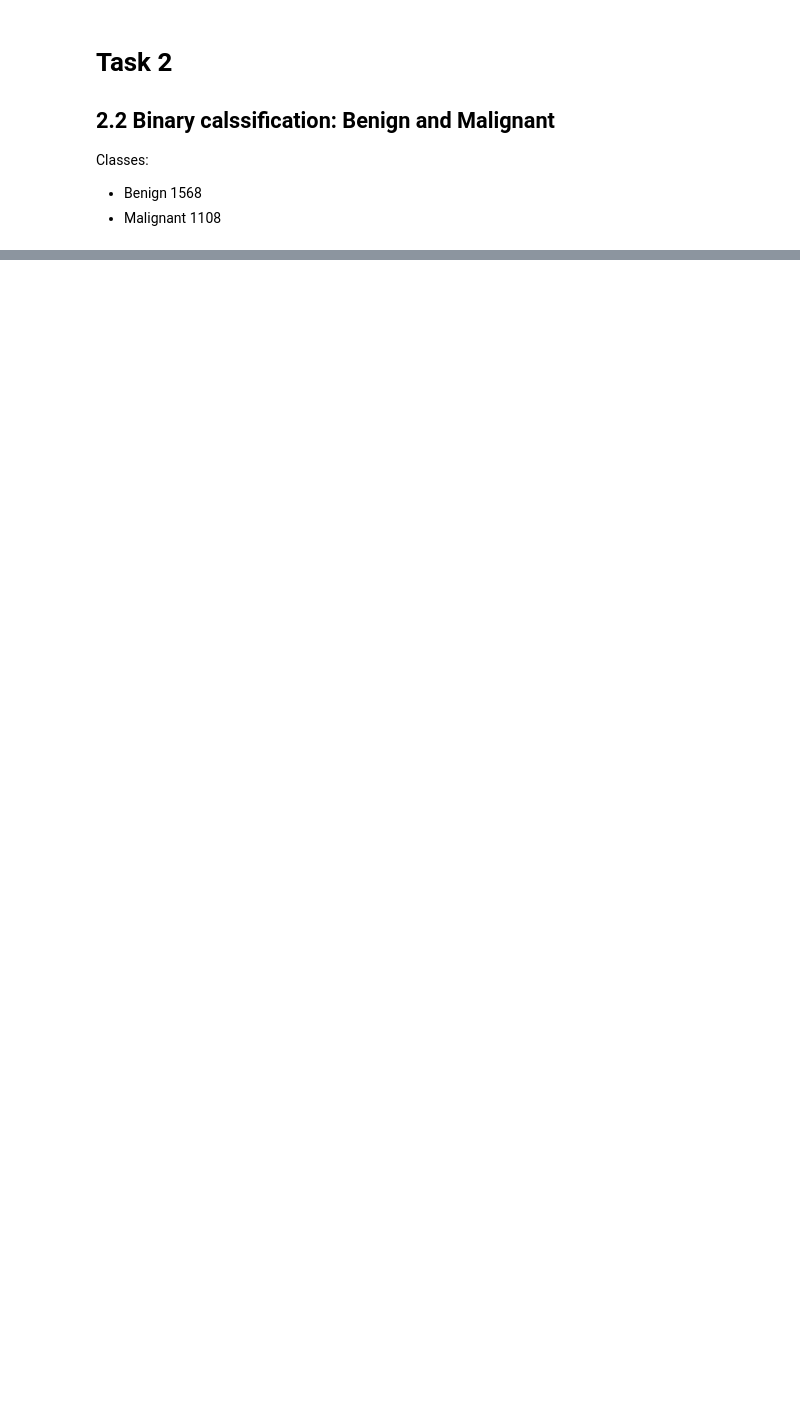
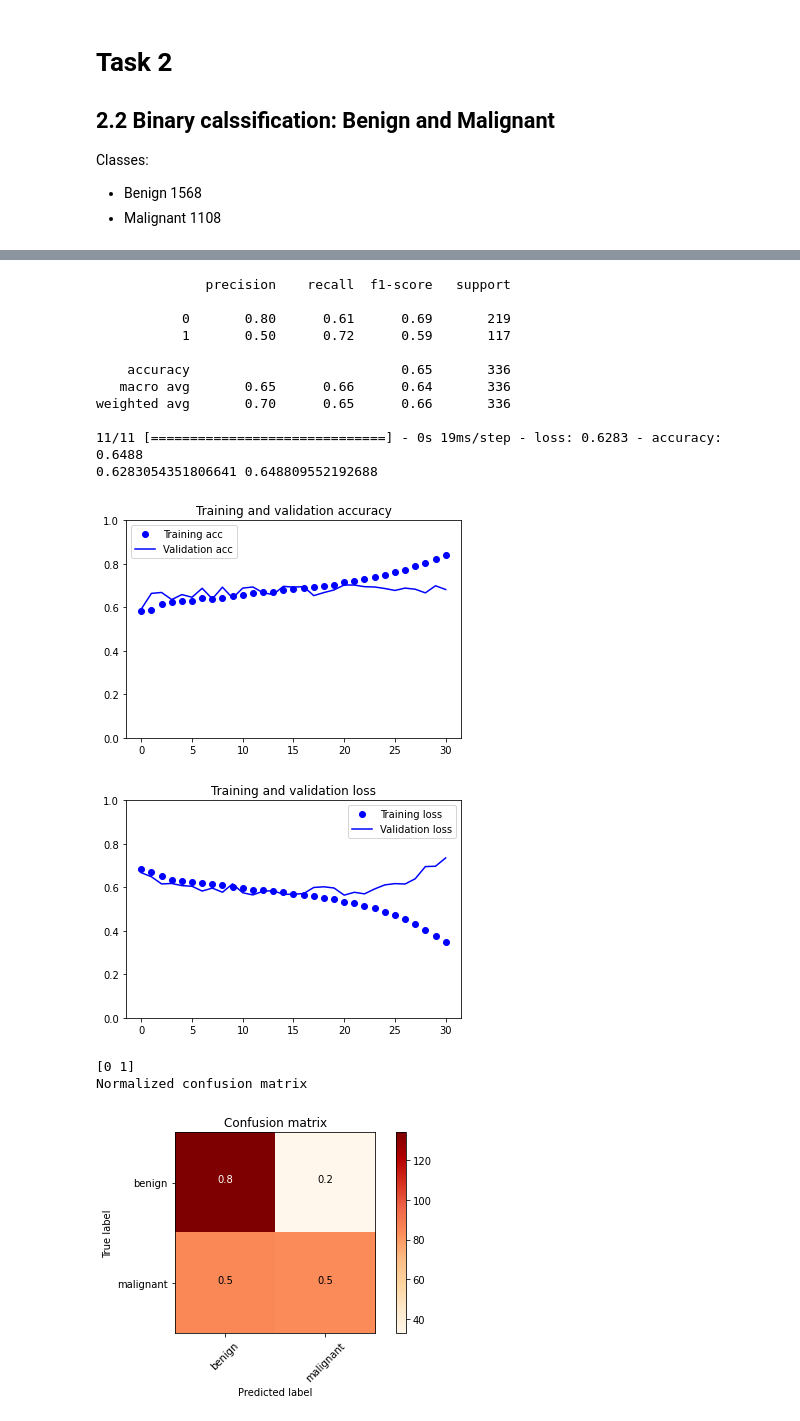
Before and after one commit to MarcoParola/medical_images_classification, a Jupyter notebook: Scratch_CNN_2_2.ipynb, the cells around one changed output, grey strips where cells are left out. Drawn from its saved outputs; the diff is of its cells as text; code cells hidden in the pictures; blank space fills up the shorter version.

```diff
--- a/Scratch_CNN_2_2.ipynb
+++ b/Scratch_CNN_2_2.ipynb
@@ -107,25 +305,37 @@ testLabels = to_categorical(np.array(testLabels))
 # %%
-from tensorflow.keras import layers
-from tensorflow.keras import models
+tf.random.set_seed(7)
+model1 = models.Sequential()
+model1.add(layers.Conv2D(32, (3, 3), activation='relu', input_shape=(150, 150, 1), padding='same'))
+model1.add(layers.Conv2D(64, (3, 3), activation='relu', padding='same'))
+model1.add(layers.MaxPooling2D((2, 2)))
+model1.add(layers.Conv2D(64, (3, 3), activation='relu', padding='same'))
+model1.add(layers.Conv2D(64, (3, 3), activation='relu', padding='same'))
+model1.add(layers.MaxPooling2D((2, 2)))
+model1.add(layers.Conv2D(128, (3, 3), activation='relu', padding='same'))
+model1.add(layers.MaxPooling2D((2, 2)))
+model1.add(layers.Conv2D(256, (3, 3), activation='relu', padding='same'))
+model1.add(layers.MaxPooling2D((2, 2)))
+
+model1.add(layers.Flatten())
+model1.add(layers.Dense(256, activation='relu'))
+model1.add(layers.Dense(256, activation='relu'))
+model1.add(layers.Dense(2, activation='sigmoid'))
+
+model1.summary()
+
+model1.compile(optimizer=optimizers.RMSprop(lr=1e-4),
+              loss='binary_crossentropy',
+              metrics=['accuracy'])
+
+earlyStopCallback = tf.keras.callbacks.EarlyStopping(monitor='val_loss', mode='min', verbose=1, patience=10, restore_best_weights=True)
 
 
-model = models.Sequential()
-model.add(layers.Conv2D(32, (3, 3), activation='relu', input_shape=(150, 150, 1), padding='same'))
-model.add(layers.MaxPooling2D((2, 2)))
-model.add(layers.Conv2D(64, (3, 3), activation='relu', padding='same'))
-model.add(layers.MaxPooling2D((2, 2)))
-model.add(layers.Conv2D(64, (3, 3), activation='relu', padding='same'))
-model.add(layers.MaxPooling2D((2, 2)))
-model.add(layers.Conv2D(128, (3, 3), activation='relu', padding='same'))
-model.add(layers.MaxPooling2D((2, 2)))
-model.add(layers.Conv2D(256, (3, 3), activation='relu', padding='same'))
-model.add(layers.MaxPooling2D((2, 2)))
+history = model1.fit(augmentedData, augmentedLabels, epochs=100, callbacks=[earlyStopCallback], batch_size=32, validation_split=0.2)
 
-model.add(layers.Flatten())
-model.add(layers.Dense(128, activation='relu'))
-model.add(layers.Dense(64, activation='relu'))
-model.add(layers.Dense(2, activation='softmax'))
-
-model.compile(optimizer='adam',
-              loss='binary_crossentropy',
-              metrics=['accuracy'])
+pred = model1.predict_classes(testSet)
+print(metrics.classification_report(testLabels,pred))
+test_loss, test_acc = model1.evaluate(testSet, testLabelsCategorical)
+print(test_loss, test_acc)
+plot_accurancy_loss(history)
+plot_confusionMatrix(model1, testSet, testLabels, ['benign', 'malignant'])
+# %% [output]
@@ -131,0 +359,16 @@ model.compile(optimizer='adam',
+              precision    recall  f1-score   support
+
+           0       0.80      0.61      0.69       219
+           1       0.50      0.72      0.59       117
+
+    accuracy                           0.65       336
+   macro avg       0.65      0.66      0.64       336
+weighted avg       0.70      0.65      0.66       336
+
+11/11 [==============================] - 0s 19ms/step - loss: 0.6283 - accuracy: 0.6488
+0.6283054351806641 0.648809552192688
+[figure, added]
+[figure, added]
+[0 1]
+Normalized confusion matrix
+[figure, added]
```
Also changed, not shown: parts of 27 cells of this notebook.
